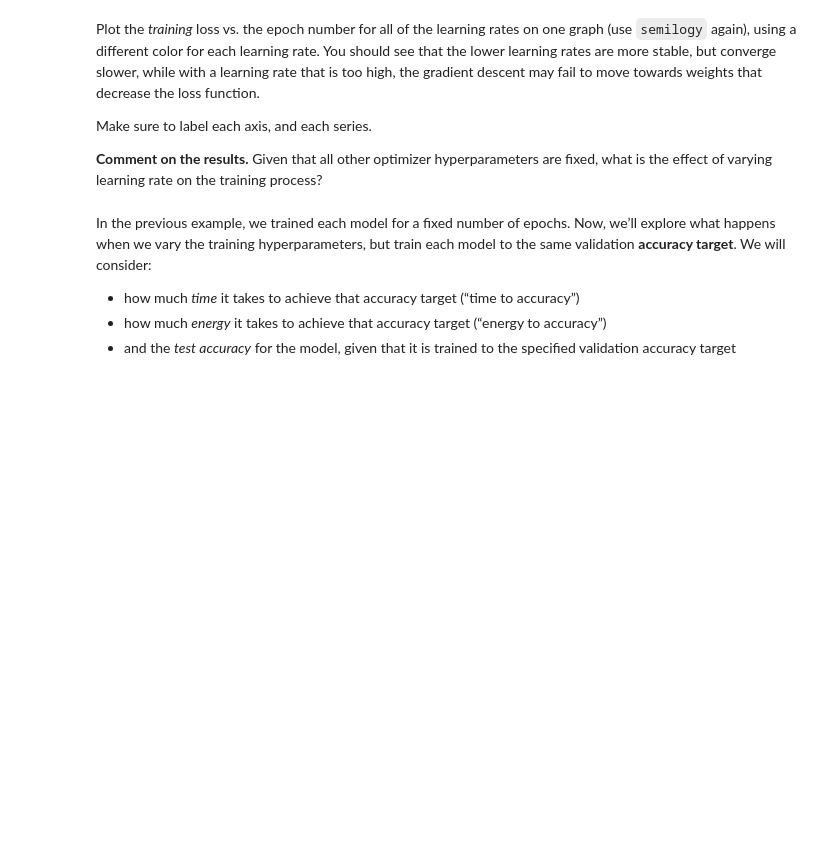
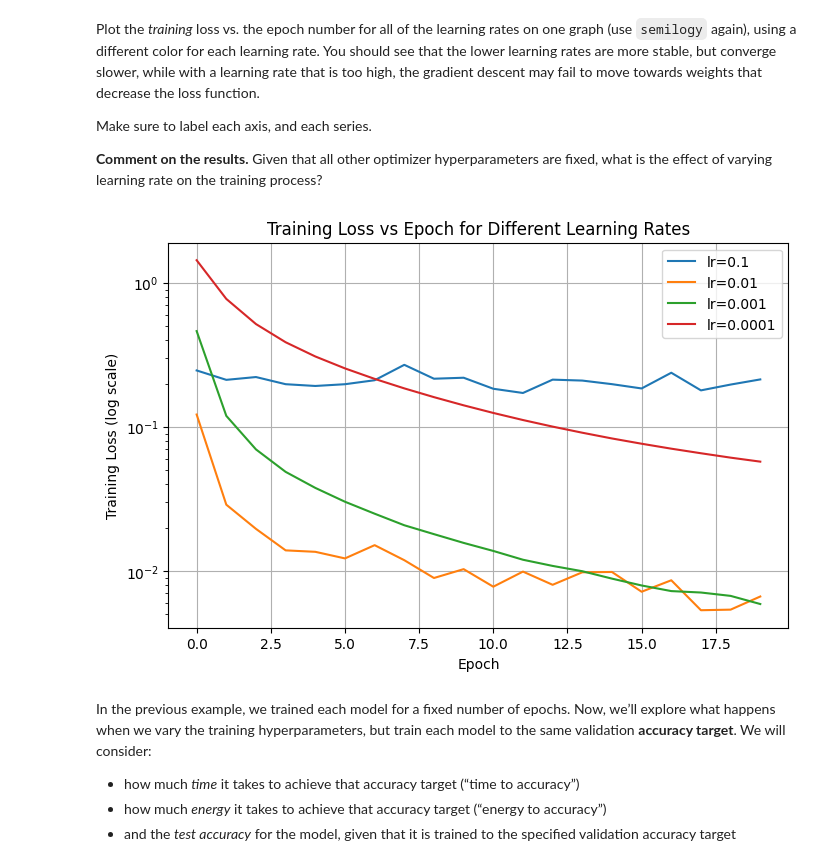
Before and after one commit to Aku2611/100xDevs-cohort, a Jupyter notebook: notebooks/8-lab-neural-net-music-classification-torch.ipynb, the cells around one changed output. Drawn from its saved outputs; the diff is of its cells as text; code cells hidden in the pictures; blank space fills up the shorter version.

```diff
--- a/notebooks/8-lab-neural-net-music-classification-torch.ipynb
+++ b/notebooks/8-lab-neural-net-music-classification-torch.ipynb
@@ -268,0 +409,29 @@ for lr in rates:
+# %%
+# TODO - iterate over learning rates
+rates = [0.1, 0.01, 0.001, 0.0001]
+n_epochs = 20
+results = {}
+
+for lr in rates:
+    # fresh model & optimizer for EACH learning rate
+    model = InstrumentNet(input_dim=n_feat, hidden_dim=nh, output_dim=n_class).to(device)
+    optimizer = optim.Adam(model.parameters(), lr=lr)
+    criterion = nn.CrossEntropyLoss()
+
+    results[lr] = {
+        'train_acc': [], 'test_acc': [],
+        'train_loss': [], 'test_loss': []
+    }
+
+    for epoch in range(n_epochs):
+        tr_acc, tr_loss = train_model(model, criterion, optimizer, device, train_loader)
+        te_acc, te_loss = eval_model(model, criterion, device, test_loader)
+
+        results[lr]['train_acc'].append(tr_acc)
+        results[lr]['test_acc'].append(te_acc)
+        results[lr]['train_loss'].append(tr_loss)
+        results[lr]['test_loss'].append(te_loss)
+
+        print(f"[lr={lr:.4g}] Epoch {epoch+1:02d}/{n_epochs} "
+              f"Train Acc {tr_acc:.4f} Loss {tr_loss:.4f} | "
+              f"Test Acc {te_acc:.4f} Loss {te_loss:.4f}")
@@ -277,3 +462,18 @@ Make sure to label each axis, and each series.
+# %%
+# TODO - plot showing the training process for different learning rates
+plt.figure(figsize=(8, 5))
+
+for lr in results:
+    plt.semilogy(results[lr]['train_loss'], label=f"lr={lr}")
+
+plt.xlabel('Epoch')
+plt.ylabel('Training Loss (log scale)')
+plt.title('Training Loss vs Epoch for Different Learning Rates')
+plt.legend()
+plt.grid(True)
+plt.show()
+# %% [output]
+[figure, added]
 # %% [markdown]
 In the previous example, we trained each model for a fixed number of epochs. Now, we’ll explore what happens when we vary the training hyperparameters, but train each model to the same validation **accuracy target**. We will consider:
 
```
Also changed, not shown: parts of 44 cells of this notebook.
